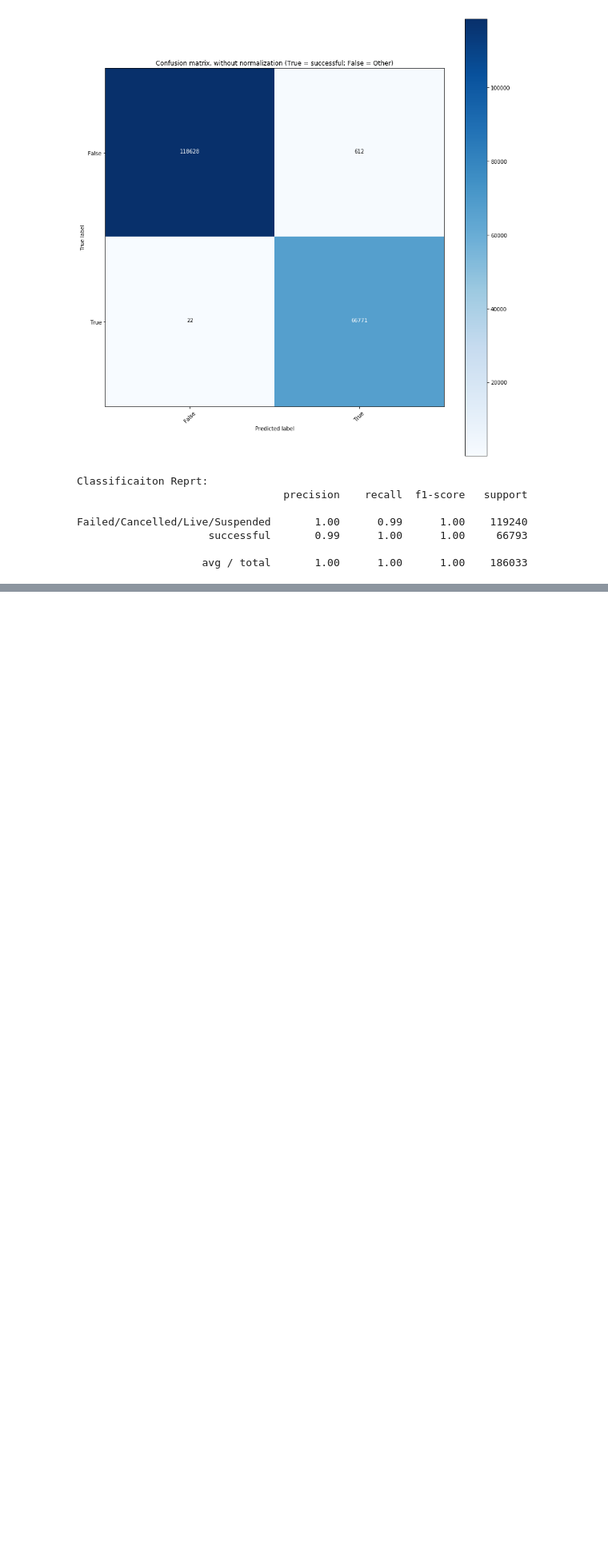
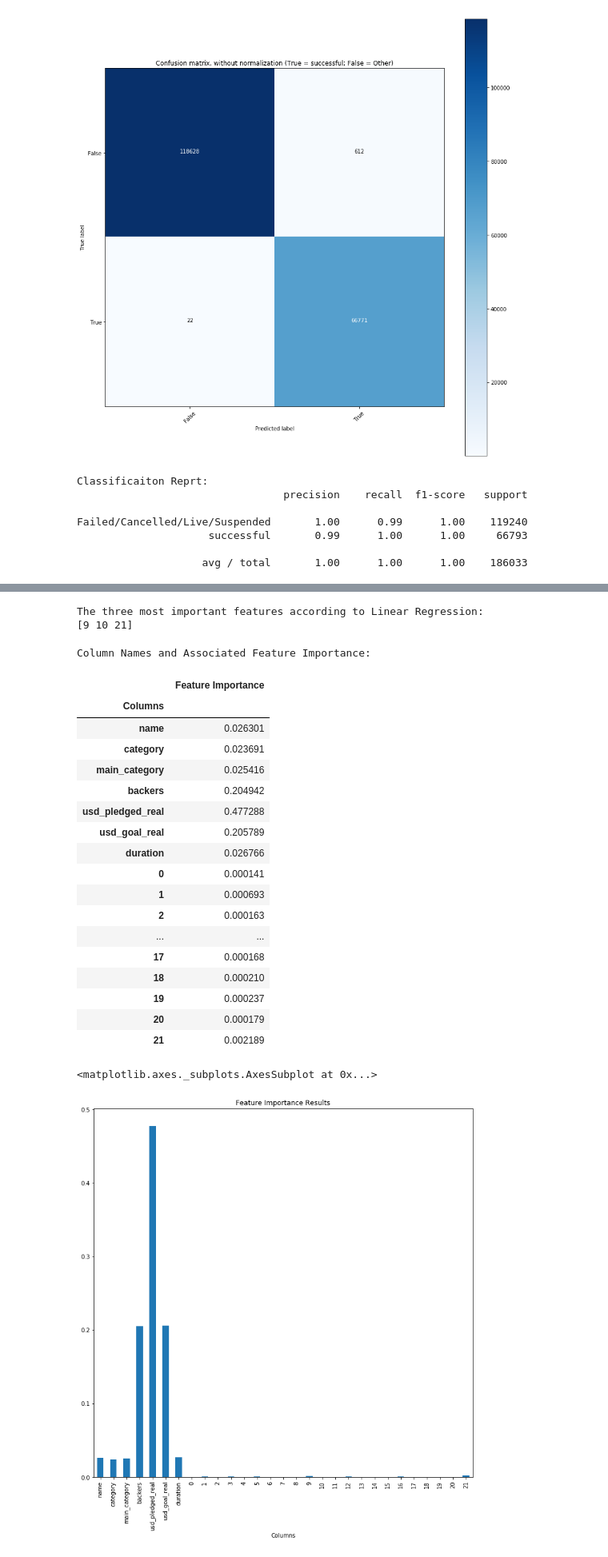
Before and after one commit to stfox13/CSC478FinalProject, a Jupyter notebook: JupyterNotebooks/EDA-RCT-2.ipynb, the cells around one changed output, grey strips where cells are left out. Shown: that part at 80% size. Cells and saved outputs as stored; diff of their text form; code cells hidden in the pictures; blank space fills up the shorter version.

```diff
--- a/JupyterNotebooks/EDA-RCT-2.ipynb
+++ b/JupyterNotebooks/EDA-RCT-2.ipynb
@@ -861,0 +844,3 @@ Failed/Cancelled/Live/Suspended       1.00      0.99      1.00    119240
+# %%
+fi_vals_ohe = pd.merge(fi_vals.drop(['country','country_cd'], axis=1), countryDF_fi, left_index=True, right_index=True)
+fi_vals_ohe
@@ -861,0 +866,6 @@ Failed/Cancelled/Live/Suspended       1.00      0.99      1.00    119240
+# %%
+ohe_df = fi_vals_ohe.drop(
+    ['currency','deadline','launched','state'], axis=1).apply(
+    lambda x: d[x.name].fit_transform(x))
+# %%
+ohe_features, ohe_target = ohe_df[ohe_df.columns.drop('state_cd')], ohe_df['state_cd']
@@ -861,0 +879,38 @@ Failed/Cancelled/Live/Suspended       1.00      0.99      1.00    119240
+# %%
+#We'll look at recursive feature elimination (RFE) with linear regression and select three features:
+LinReg_RFE = RFE(LinearRegression(), 3).fit(ohe_features, ohe_target)
+print('The three most important features according to Linear Regression:\n'),(np.array(ohe_features.columns)[LinReg_RFE.support_])
+# %% [output]
+The three most important features according to Linear Regression:
+[9 10 21]
+# %%
+#We'll use extra trees classifier to calculate feature importance:
+ETC = ExtraTreesClassifier().fit(ohe_features, ohe_target)
+feat_imp_df = pd.DataFrame({'Columns':pd.Series(ohe_features.columns)})
+feat_imp_df['Feature Importance'] = pd.Series(ETC.feature_importances_)
+feat_imp_df.set_index(['Columns'],inplace=True)
+print('Column Names and Associated Feature Importance:')
+feat_imp_df
+feat_imp_df.plot(kind="bar", title="Feature Importance Results", legend = False)
+# %% [output]
+Column Names and Associated Feature Importance:
+|  | Feature Importance |
+| Columns |  |
+| name | 0.026301 |
+| category | 0.023691 |
+| main_category | 0.025416 |
+| backers | 0.204942 |
+| usd_pledged_real | 0.477288 |
+| usd_goal_real | 0.205789 |
+| duration | 0.026766 |
+| 0 | 0.000141 |
+| 1 | 0.000693 |
+| 2 | 0.000163 |
+| ... | ... |
+| 17 | 0.000168 |
+| 18 | 0.000210 |
+| 19 | 0.000237 |
+| 20 | 0.000179 |
+| 21 | 0.002189 |
+<matplotlib.axes._subplots.AxesSubplot at 0x...>
+[figure, added]
```
Also changed, not shown: parts of 24 cells of this notebook.
